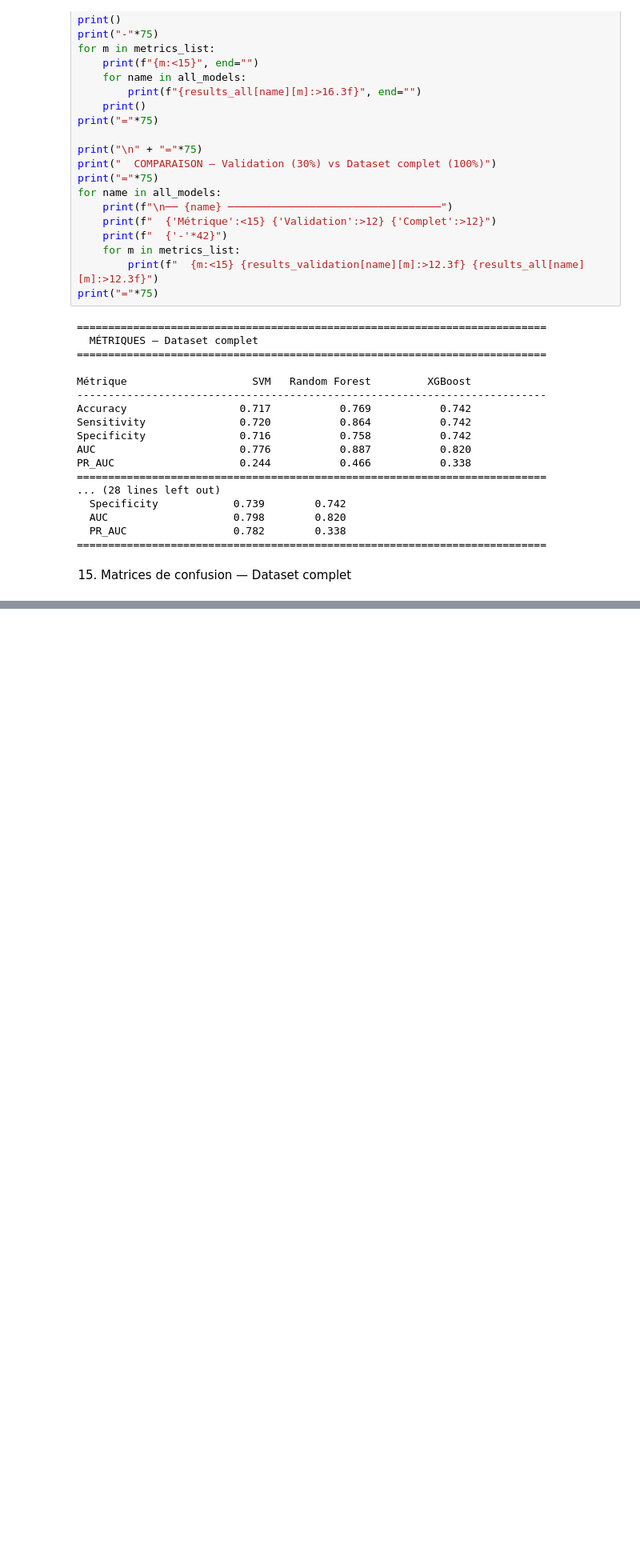
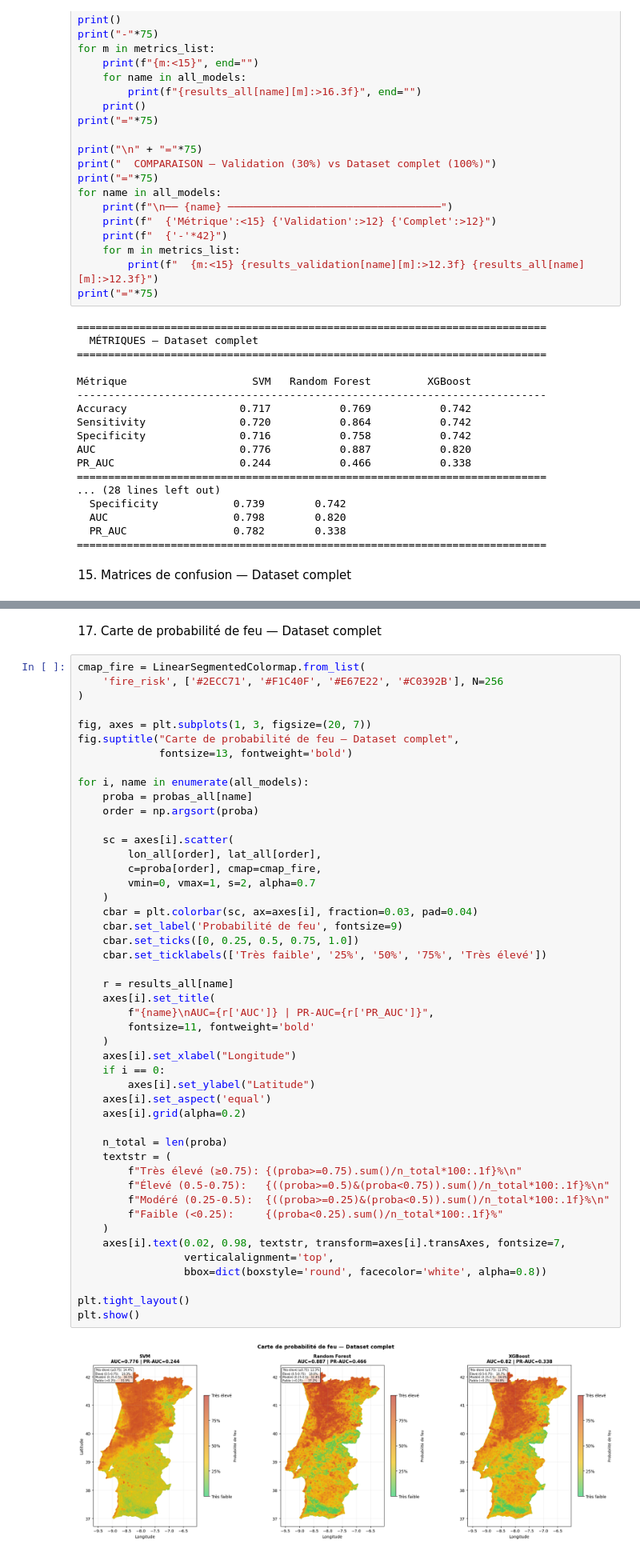
Before and after one commit to AbdelkarimElm/data-driven-wildfire-prediction-portugal, a Jupyter notebook: Reimplementation_Methods_Papers/CodeUthappa/wildfire_susceptibility_India.ipynb, the cells around one changed output, grey strips where cells are left out. Shown at 80% size. Saved outputs shown, nothing was run; the diff lists cells and outputs as text; blank space fills up the shorter version.

```diff
--- a/Reimplementation_Methods_Papers/CodeUthappa/wildfire_susceptibility_India.ipynb
+++ b/Reimplementation_Methods_Papers/CodeUthappa/wildfire_susceptibility_India.ipynb
@@ -495,0 +547,51 @@ PR_AUC                    0.244           0.466           0.338
+# %% [markdown]
+17. Carte de probabilité de feu — Dataset complet
+# %%
+cmap_fire = LinearSegmentedColormap.from_list(
+    'fire_risk', ['#2ECC71', '#F1C40F', '#E67E22', '#C0392B'], N=256
+)
+
+fig, axes = plt.subplots(1, 3, figsize=(20, 7))
+fig.suptitle("Carte de probabilité de feu — Dataset complet",
+             fontsize=13, fontweight='bold')
+
+for i, name in enumerate(all_models):
+    proba = probas_all[name]
+    order = np.argsort(proba)
+
+    sc = axes[i].scatter(
+        lon_all[order], lat_all[order],
+        c=proba[order], cmap=cmap_fire,
+        vmin=0, vmax=1, s=2, alpha=0.7
+    )
+    cbar = plt.colorbar(sc, ax=axes[i], fraction=0.03, pad=0.04)
+    cbar.set_label('Probabilité de feu', fontsize=9)
+    cbar.set_ticks([0, 0.25, 0.5, 0.75, 1.0])
+    cbar.set_ticklabels(['Très faible', '25%', '50%', '75%', 'Très élevé'])
+
+    r = results_all[name]
+    axes[i].set_title(
+        f"{name}\nAUC={r['AUC']} | PR-AUC={r['PR_AUC']}",
+        fontsize=11, fontweight='bold'
+    )
+    axes[i].set_xlabel("Longitude")
+    if i == 0:
+        axes[i].set_ylabel("Latitude")
+    axes[i].set_aspect('equal')
+    axes[i].grid(alpha=0.2)
+
+    n_total = len(proba)
+    textstr = (
+        f"Très élevé (≥0.75): {(proba>=0.75).sum()/n_total*100:.1f}%\n"
+        f"Élevé (0.5-0.75):   {((proba>=0.5)&(proba<0.75)).sum()/n_total*100:.1f}%\n"
+        f"Modéré (0.25-0.5):  {((proba>=0.25)&(proba<0.5)).sum()/n_total*100:.1f}%\n"
+        f"Faible (<0.25):     {(proba<0.25).sum()/n_total*100:.1f}%"
+    )
+    axes[i].text(0.02, 0.98, textstr, transform=axes[i].transAxes, fontsize=7,
+                 verticalalignment='top',
+                 bbox=dict(boxstyle='round', facecolor='white', alpha=0.8))
+
+plt.tight_layout()
+plt.show()
+# %% [output]
+[figure, added]
```
Also changed, not shown: parts of 4 cells of this notebook.
